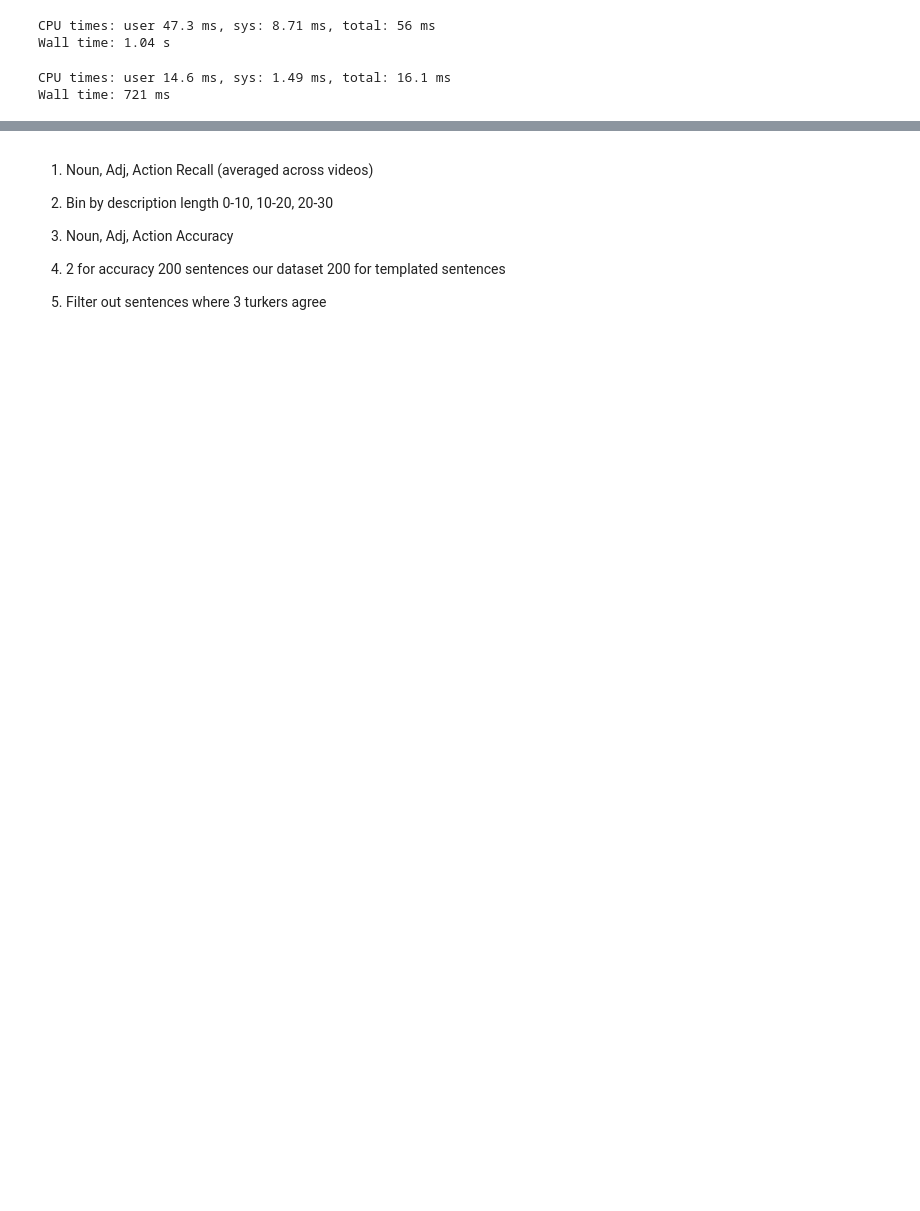
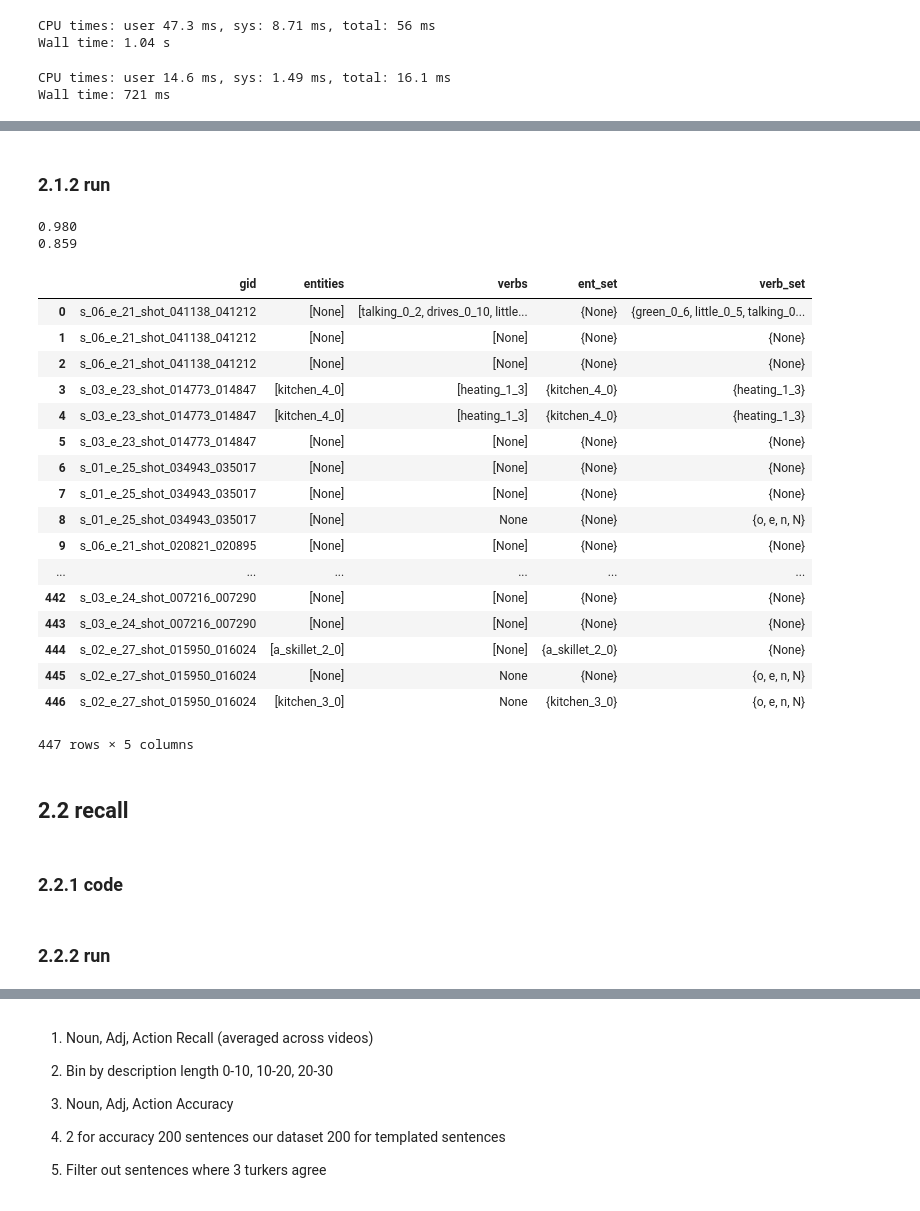
Before and after one commit to drschwenk/collect_metrics, a Jupyter notebook: mturk_driver.ipynb, the cells around one changed output, grey strips where cells are left out. Saved outputs shown, nothing was run; the diff lists cells and outputs as text; code cells hidden in the pictures; blank space fills up the shorter version.

```diff
--- a/mturk_driver.ipynb
+++ b/mturk_driver.ipynb
@@ -197,8 +205,7 @@ client_params = {
     'profile_name': None,
     'in_sandbox': False,
     'n_threads': 1,
-    's3_base_path': 'https://s3-us-west-2.amazonaws.com/ai2-vision-animation-gan/annotation_data/scene_gifs/',
-#     's3_base_path': 'https://s3-us-west-2.amazonaws.com/ai2-vision-animation-gan/annotation_data/generated_gifs/'
+    's3_base_path': s3_base_path_gt,
 }
 mt_client = MTurk(**client_params)
 # %% [output]
@@ -269,3 +319,5 @@ def process_results(results):
+# %% [markdown]
+### 2.1.2 run
 # %%
 gen_hits = mt_client.unpickle_this('./gen_submitted_batch_149_mon_feb_19_15_50_42_2018.pkl')
 gen_hits = [h['HIT'] for h in gen_hits if h]
@@ -274,3 +326,42 @@ gt_hits = mt_client.unpickle_this('./gt_submitted_batch_149_mon_feb_19_15_52_08_
 gt_hits = [h['HIT'] for h in gt_hits if h]
 # %%
 latest_gen_res = mt_client.get_and_extract_results(gen_hits)
+latest_gt_res = mt_client.get_and_extract_results(gt_hits)
+# %%
+%%capture
+gt_cons_df, gt_results_df =  make_cons_df(latest_gt_res)
+gt_cons_fract = gt_cons_df.shape[0] /(gt_results_df.shape[0] / 3)
+
+gen_cons_df, gen_results_df =  make_cons_df(latest_gen_res)
+gen_cons_fract = gen_cons_df.shape[0] /(gen_results_df.shape[0] / 3)
+# %%
+print('{0:.3f}'.format(gt_cons_fract))
+print('{0:.3f}'.format(gen_cons_fract))
+# %% [output]
+0.980
+0.859
+# %%
+gt_results_df
+# %% [output]
+|  | gid | entities | verbs | ent_set | verb_set |
+| 0 | s_06_e_21_shot_041138_041212 | [None] | [talking_0_2, drives_0_10, little... | {None} | {green_0_6, little_0_5, talking_0... |
+| 1 | s_06_e_21_shot_041138_041212 | [None] | [None] | {None} | {None} |
+| 2 | s_06_e_21_shot_041138_041212 | [None] | [None] | {None} | {None} |
+| 3 | s_03_e_23_shot_014773_014847 | [kitchen_4_0] | [heating_1_3] | {kitchen_4_0} | {heating_1_3} |
+| 4 | s_03_e_23_shot_014773_014847 | [kitchen_4_0] | [heating_1_3] | {kitchen_4_0} | {heating_1_3} |
+| 5 | s_03_e_23_shot_014773_014847 | [None] | [None] | {None} | {None} |
+| 6 | s_01_e_25_shot_034943_035017 | [None] | [None] | {None} | {None} |
+| 7 | s_01_e_25_shot_034943_035017 | [None] | [None] | {None} | {None} |
+| 8 | s_01_e_25_shot_034943_035017 | [None] | None | {None} | {o, e, n, N} |
+| 9 | s_06_e_21_shot_020821_020895 | [None] | [None] | {None} | {None} |
+| ... | ... | ... | ... | ... | ... |
+| 442 | s_03_e_24_shot_007216_007290 | [None] | [None] | {None} | {None} |
+| 443 | s_03_e_24_shot_007216_007290 | [None] | [None] | {None} | {None} |
+| 444 | s_02_e_27_shot_015950_016024 | [a_skillet_2_0] | [None] | {a_skillet_2_0} | {None} |
+| 445 | s_02_e_27_shot_015950_016024 | [None] | None | {None} | {o, e, n, N} |
+| 446 | s_02_e_27_shot_015950_016024 | [kitchen_3_0] | None | {kitchen_3_0} | {o, e, n, N} |
+447 rows × 5 columns
+# %% [markdown]
+## 2.2 recall
+# %% [markdown]
+### 2.2.1 code
@@ -277 +437,3 @@ latest_gen_res = mt_client.get_and_extract_results(gen_hits)
+# %% [markdown]
+### 2.2.2 run
 # %%
```
Also changed, not shown: parts of 45 cells of this notebook, 1 other file.
